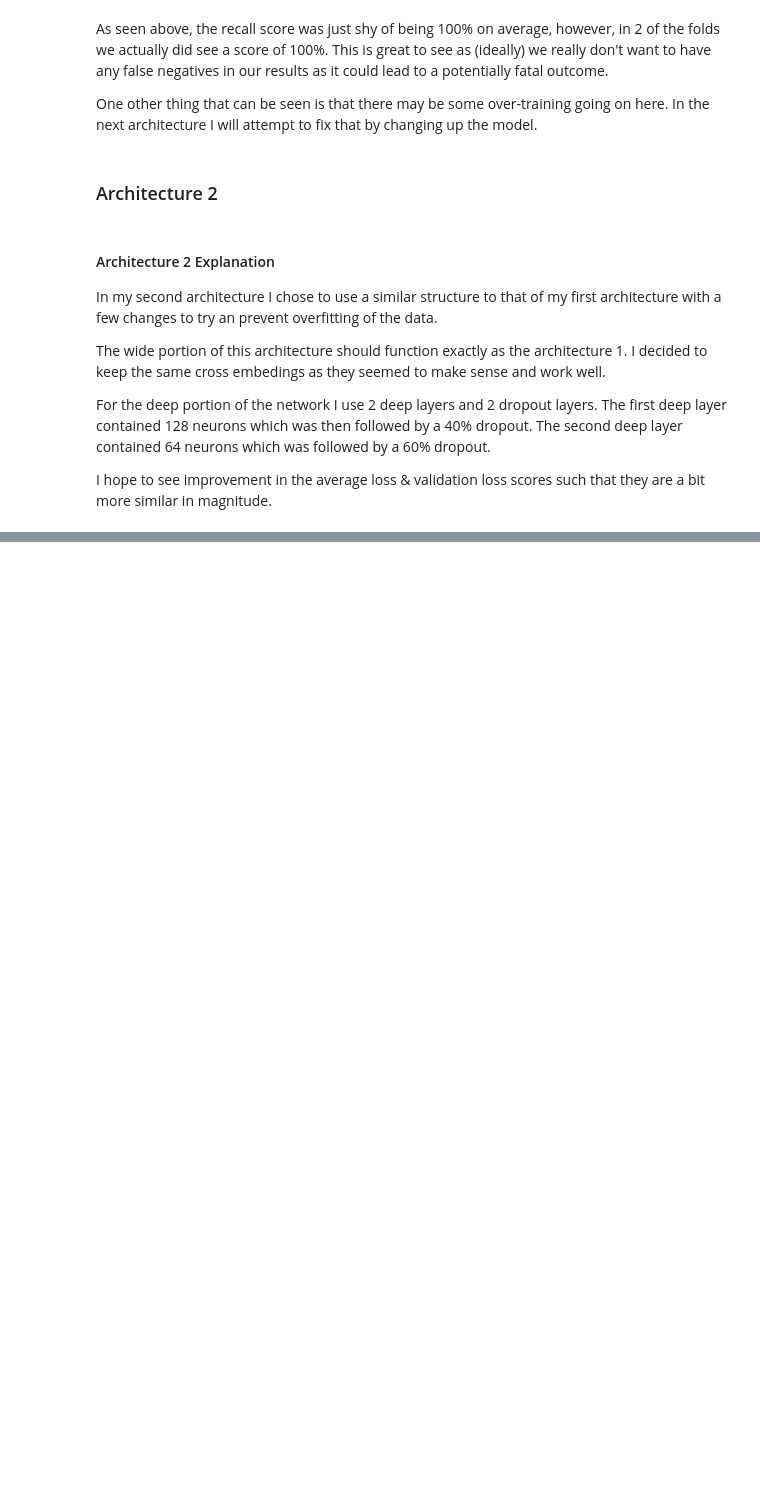
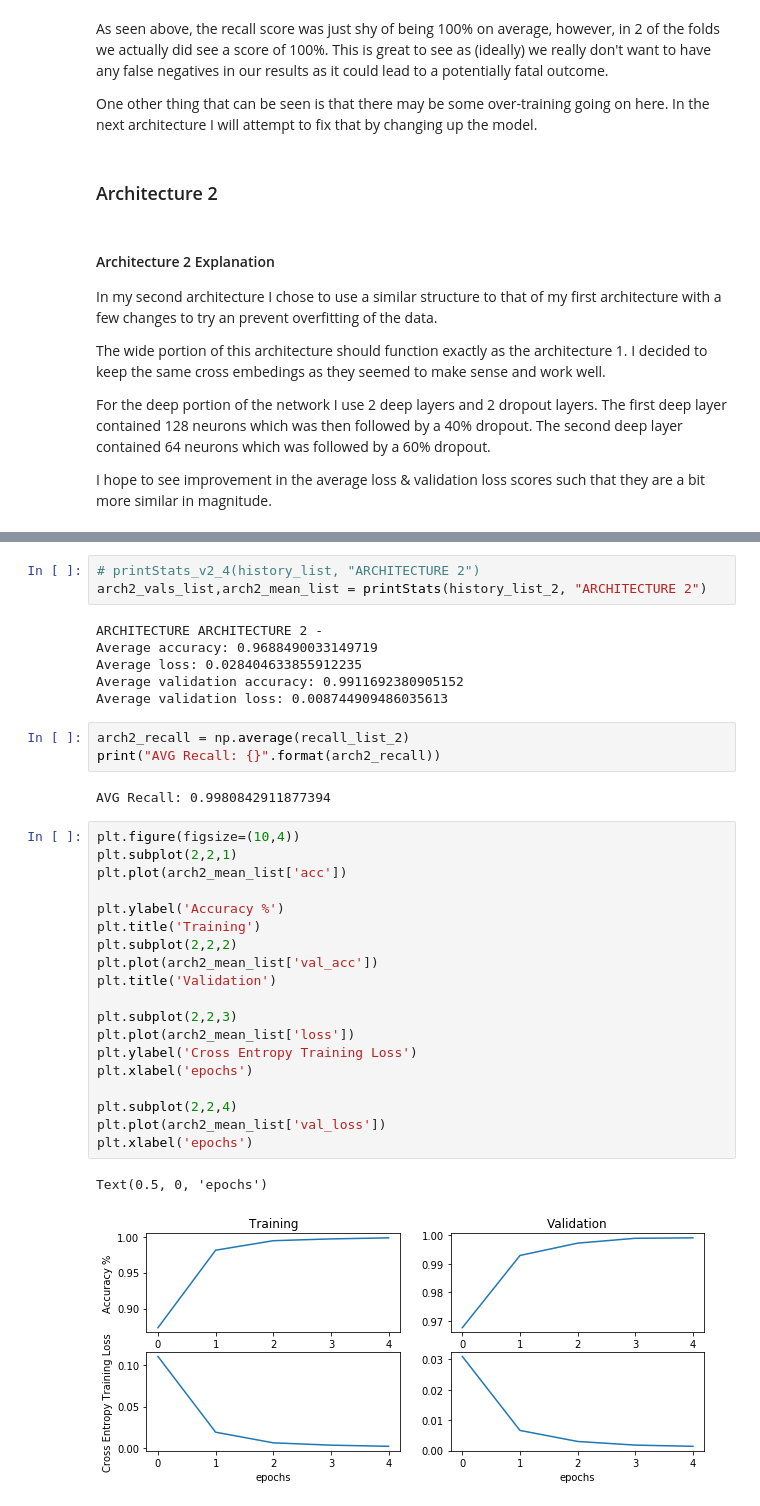
Before and after one commit to liamlows/CS5324-ML_Python, a Jupyter notebook: Lab5/Lab 5.ipynb, the cells around one changed output, grey strips where cells are left out. Saved outputs shown, nothing was run; the diff lists cells and outputs as text; blank space fills up the shorter version.

```diff
--- a/Lab5/Lab 5.ipynb
+++ b/Lab5/Lab 5.ipynb
@@ -746,0 +749,36 @@ In addition, I also saw an improvement in the loss vs validation loss percentage
+# %%
+# printStats_v2_4(history_list, "ARCHITECTURE 2")
+arch2_vals_list,arch2_mean_list = printStats(history_list_2, "ARCHITECTURE 2")
+# %% [output]
+ARCHITECTURE ARCHITECTURE 2 -
+Average accuracy: 0.9688490033149719
+Average loss: 0.028404633855912235
+Average validation accuracy: 0.9911692380905152
+Average validation loss: 0.008744909486035613
+# %%
+arch2_recall = np.average(recall_list_2)
+print("AVG Recall: {}".format(arch2_recall))
+# %% [output]
+AVG Recall: 0.9980842911877394
+# %%
+plt.figure(figsize=(10,4))
+plt.subplot(2,2,1)
+plt.plot(arch2_mean_list['acc'])
+
+plt.ylabel('Accuracy %')
+plt.title('Training')
+plt.subplot(2,2,2)
+plt.plot(arch2_mean_list['val_acc'])
+plt.title('Validation')
+
+plt.subplot(2,2,3)
+plt.plot(arch2_mean_list['loss'])
+plt.ylabel('Cross Entropy Training Loss')
+plt.xlabel('epochs')
+
+plt.subplot(2,2,4)
+plt.plot(arch2_mean_list['val_loss'])
+plt.xlabel('epochs')
+# %% [output]
+Text(0.5, 0, 'epochs')
+[figure, added]
```
Also changed, not shown: parts of 64 cells of this notebook, 6 other files.
